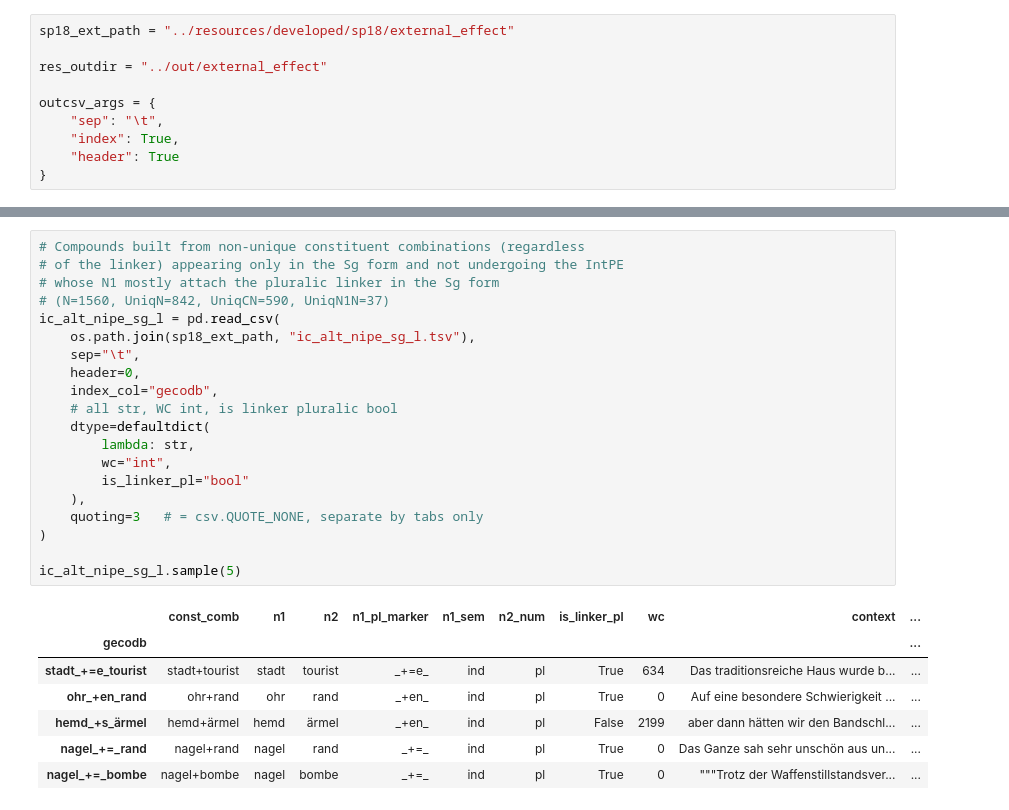
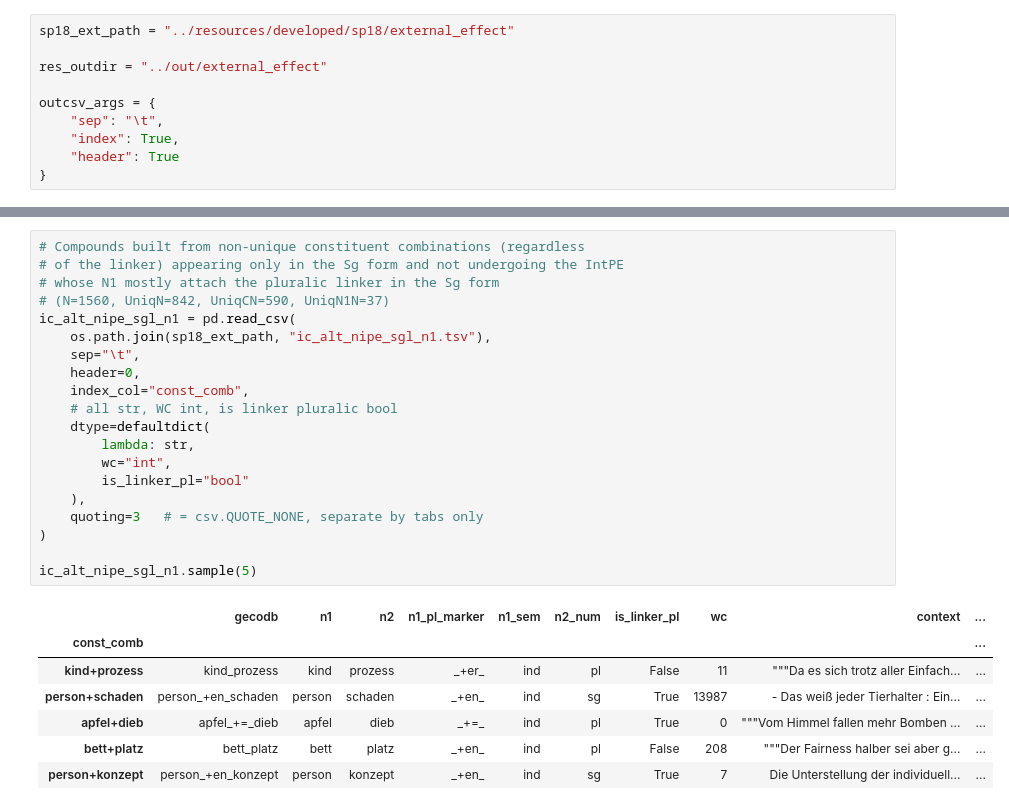
Before and after one commit to maxschmaltz/DieKonstraints, a Jupyter notebook: plural_effects/extpe.ipynb, the cells around one changed output, grey strips where cells are left out. Drawn from its saved outputs; the diff is of its cells as text.

```diff
--- a/plural_effects/extpe.ipynb
+++ b/plural_effects/extpe.ipynb
@@ -19,29 +27,29 @@ outcsv_args = {
 # %%
 # Compounds built from non-unique constituent combinations (regardless
 # of the linker) appearing only in the Sg form and not undergoing the IntPE
 # whose N1 mostly attach the pluralic linker in the Sg form
 # (N=1560, UniqN=842, UniqCN=590, UniqN1N=37)
-ic_alt_nipe_sg_l = pd.read_csv(
-    os.path.join(sp18_ext_path, "ic_alt_nipe_sg_l.tsv"),
+ic_alt_nipe_sgl_n1 = pd.read_csv(
+    os.path.join(sp18_ext_path, "ic_alt_nipe_sgl_n1.tsv"),
     sep="\t",
     header=0,
-    index_col="gecodb",
+    index_col="const_comb",
     # all str, WC int, is linker pluralic bool
     dtype=defaultdict(
         lambda: str,
         wc="int",
         is_linker_pl="bool"
     ),
     quoting=3   # = csv.QUOTE_NONE, separate by tabs only
 )
 
-ic_alt_nipe_sg_l.sample(5)
+ic_alt_nipe_sgl_n1.sample(5)
 # %% [output]
-|  | const_comb | n1 | n2 | n1_pl_marker | n1_sem | n2_num | is_linker_pl | wc | context | ... |
-| gecodb |  |  |  |  |  |  |  |  |  | ... |
-| stadt_+=e_tourist | stadt+tourist | stadt | tourist | _+=e_ | ind | pl | True | 634 | Das traditionsreiche Haus wurde b... | ... |
-| ohr_+en_rand | ohr+rand | ohr | rand | _+en_ | ind | pl | True | 0 | Auf eine besondere Schwierigkeit ... | ... |
-| hemd_+s_ärmel | hemd+ärmel | hemd | ärmel | _+en_ | ind | pl | False | 2199 | aber dann hätten wir den Bandschl... | ... |
-| nagel_+=_rand | nagel+rand | nagel | rand | _+=_ | ind | pl | True | 0 | Das Ganze sah sehr unschön aus un... | ... |
-| nagel_+=_bombe | nagel+bombe | nagel | bombe | _+=_ | ind | pl | True | 0 | """Trotz der Waffenstillstandsver... | ... |
+|  | gecodb | n1 | n2 | n1_pl_marker | n1_sem | n2_num | is_linker_pl | wc | context | ... |
+| const_comb |  |  |  |  |  |  |  |  |  | ... |
+| kind+prozess | kind_prozess | kind | prozess | _+er_ | ind | pl | False | 11 | """Da es sich trotz aller Einfach... | ... |
+| person+schaden | person_+en_schaden | person | schaden | _+en_ | ind | sg | True | 13987 | - Das weiß jeder Tierhalter : Ein... | ... |
+| apfel+dieb | apfel_+=_dieb | apfel | dieb | _+=_ | ind | pl | True | 0 | """Vom Himmel fallen mehr Bomben ... | ... |
+| bett+platz | bett_platz | bett | platz | _+en_ | ind | pl | False | 208 | """Der Fairness halber sei aber g... | ... |
+| person+konzept | person_+en_konzept | person | konzept | _+en_ | ind | sg | True | 7 | Die Unterstellung der individuell... | ... |
 # %%
```
Also changed, not shown: parts of 17 cells of this notebook, 11 other files.
